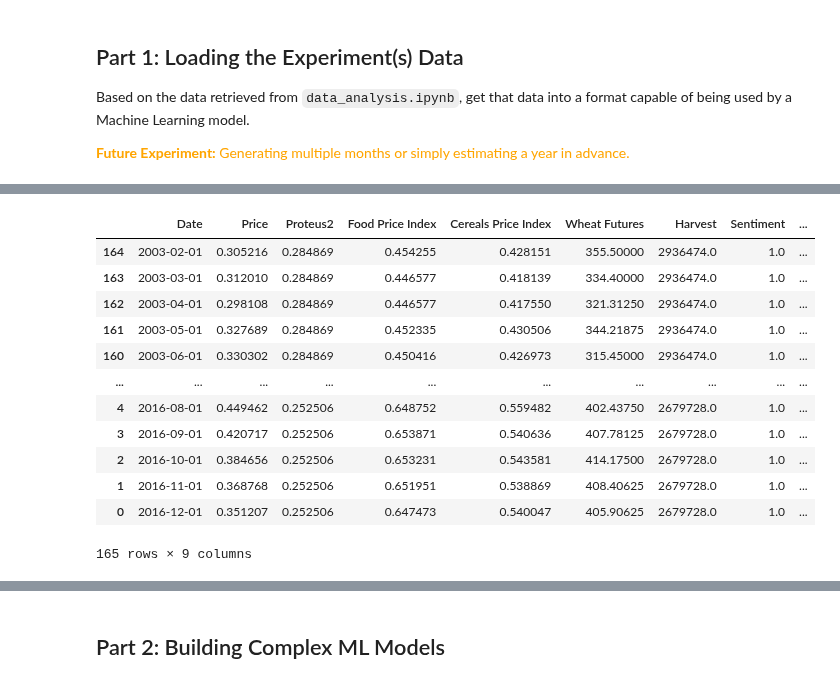
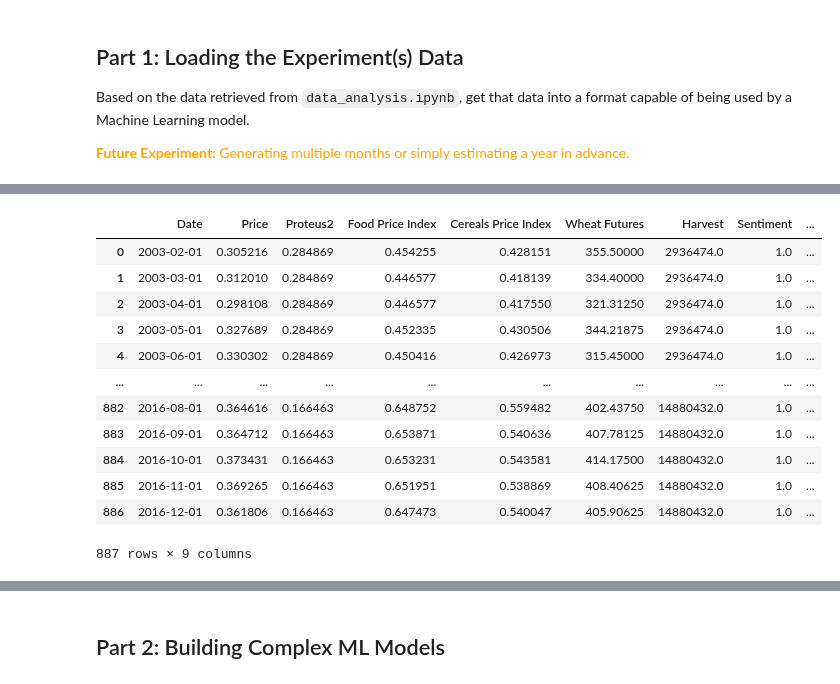
Before and after one commit to Benja-Pauls/Predicting-Commodity-Food-Pricing, a Jupyter notebook: model_experiments.ipynb, the cells around one changed output, grey strips where cells are left out. Cells and saved outputs as stored; diff of their text form; code cells hidden in the pictures.

```diff
--- a/model_experiments.ipynb
+++ b/model_experiments.ipynb
@@ -117,28 +126,3 @@ def format_for_ML_usage(inputs, outputs):
     y_test_tensor = tf.convert_to_tensor(y_test_scaled)
 
     return (x_train_tensor, x_test_tensor, y_train_tensor, y_test_tensor, scaler)
-# %%
-# Sort model data where the earliest date comes first and the latest date comes last
-model_data = model_data.sort_values(by='Date', ascending=True)
-model_data = grab_n_previous_prices(model_data, N_TREND_SAMPLES)
-
-# Remove rows where the len(n_previous_prices) != N_TREND_SAMPLES
-model_data = model_data[model_data['n_previous_prices'].apply(lambda x: len(x) == N_TREND_SAMPLES)]
-model_data
-# %% [output]
-|  | Date | Price | Proteus2 | Food Price Index | Cereals Price Index | Wheat Futures | Harvest | Sentiment | ... |
-| 164 | 2003-02-01 | 0.305216 | 0.284869 | 0.454255 | 0.428151 | 355.50000 | 2936474.0 | 1.0 | ... |
-| 163 | 2003-03-01 | 0.312010 | 0.284869 | 0.446577 | 0.418139 | 334.40000 | 2936474.0 | 1.0 | ... |
-| 162 | 2003-04-01 | 0.298108 | 0.284869 | 0.446577 | 0.417550 | 321.31250 | 2936474.0 | 1.0 | ... |
-| 161 | 2003-05-01 | 0.327689 | 0.284869 | 0.452335 | 0.430506 | 344.21875 | 2936474.0 | 1.0 | ... |
-| 160 | 2003-06-01 | 0.330302 | 0.284869 | 0.450416 | 0.426973 | 315.45000 | 2936474.0 | 1.0 | ... |
-| ... | ... | ... | ... | ... | ... | ... | ... | ... | ... |
-| 4 | 2016-08-01 | 0.449462 | 0.252506 | 0.648752 | 0.559482 | 402.43750 | 2679728.0 | 1.0 | ... |
-| 3 | 2016-09-01 | 0.420717 | 0.252506 | 0.653871 | 0.540636 | 407.78125 | 2679728.0 | 1.0 | ... |
-| 2 | 2016-10-01 | 0.384656 | 0.252506 | 0.653231 | 0.543581 | 414.17500 | 2679728.0 | 1.0 | ... |
-| 1 | 2016-11-01 | 0.368768 | 0.252506 | 0.651951 | 0.538869 | 408.40625 | 2679728.0 | 1.0 | ... |
-| 0 | 2016-12-01 | 0.351207 | 0.252506 | 0.647473 | 0.540047 | 405.90625 | 2679728.0 | 1.0 | ... |
-165 rows × 9 columns
-# %%
-# The 'Sentiment' column contains some nan values when articles weren't published. Replace these with 0
-model_data['Sentiment'] = model_data['Sentiment'].fillna(0)
@@ -145,3 +158,20 @@ model_data['Sentiment'] = model_data['Sentiment'].fillna(0)
+# %%
+model_data = get_model_data_from_directory()
+model_data
+# %% [output]
+|  | Date | Price | Proteus2 | Food Price Index | Cereals Price Index | Wheat Futures | Harvest | Sentiment | ... |
+| 0 | 2003-02-01 | 0.305216 | 0.284869 | 0.454255 | 0.428151 | 355.50000 | 2936474.0 | 1.0 | ... |
+| 1 | 2003-03-01 | 0.312010 | 0.284869 | 0.446577 | 0.418139 | 334.40000 | 2936474.0 | 1.0 | ... |
+| 2 | 2003-04-01 | 0.298108 | 0.284869 | 0.446577 | 0.417550 | 321.31250 | 2936474.0 | 1.0 | ... |
+| 3 | 2003-05-01 | 0.327689 | 0.284869 | 0.452335 | 0.430506 | 344.21875 | 2936474.0 | 1.0 | ... |
+| 4 | 2003-06-01 | 0.330302 | 0.284869 | 0.450416 | 0.426973 | 315.45000 | 2936474.0 | 1.0 | ... |
+| ... | ... | ... | ... | ... | ... | ... | ... | ... | ... |
+| 882 | 2016-08-01 | 0.364616 | 0.166463 | 0.648752 | 0.559482 | 402.43750 | 14880432.0 | 1.0 | ... |
+| 883 | 2016-09-01 | 0.364712 | 0.166463 | 0.653871 | 0.540636 | 407.78125 | 14880432.0 | 1.0 | ... |
+| 884 | 2016-10-01 | 0.373431 | 0.166463 | 0.653231 | 0.543581 | 414.17500 | 14880432.0 | 1.0 | ... |
+| 885 | 2016-11-01 | 0.369265 | 0.166463 | 0.651951 | 0.538869 | 408.40625 | 14880432.0 | 1.0 | ... |
+| 886 | 2016-12-01 | 0.361806 | 0.166463 | 0.647473 | 0.540047 | 405.90625 | 14880432.0 | 1.0 | ... |
+887 rows × 9 columns
 # %%
 inputs_and_outputs = model_data.apply(divide_inputs_and_outputs, axis=1)
 inputs = inputs_and_outputs['inputs'].tolist(); outputs = inputs_and_outputs['output'].tolist()
```
Also changed, not shown: parts of 14 cells of this notebook, 9 other files.
